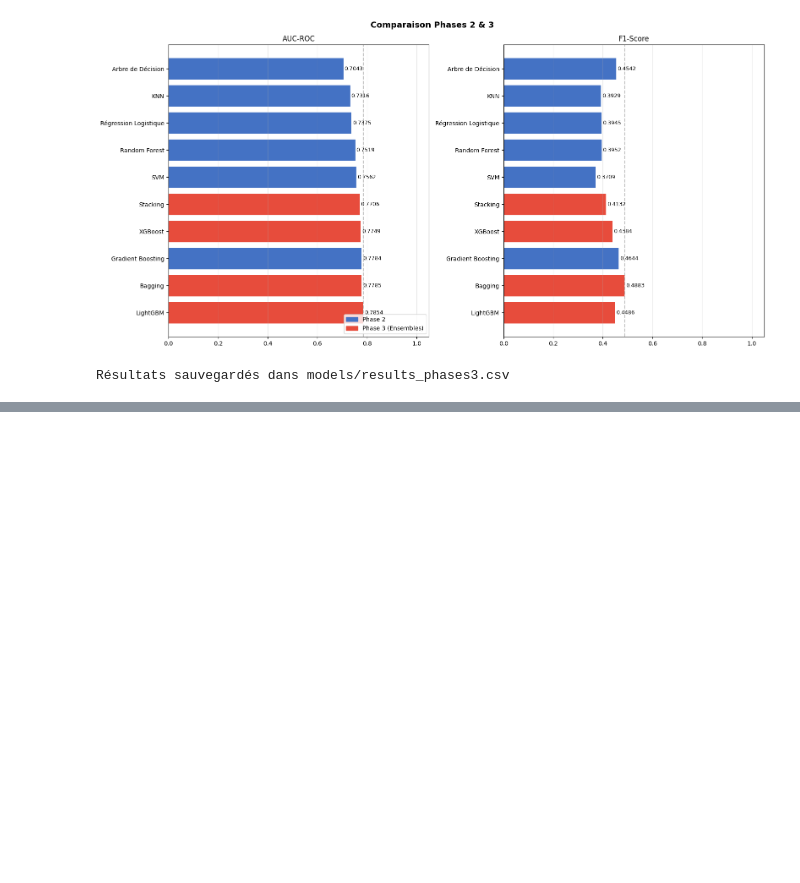
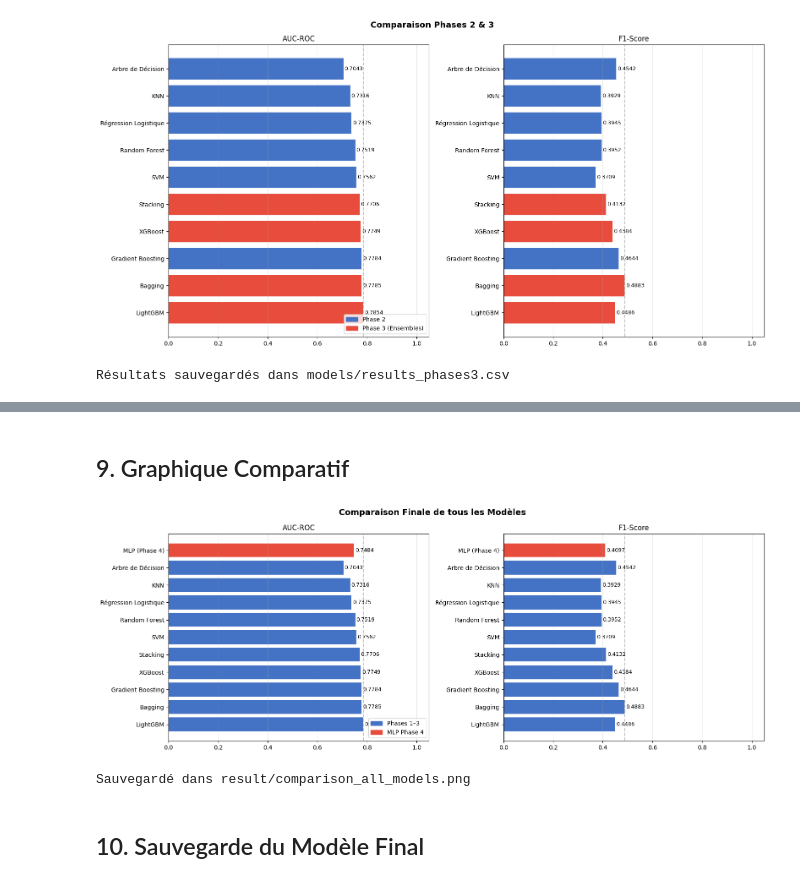
Before and after one commit to mwa1310/bank-costumers-behavior, a Jupyter notebook: notebook/BankCostumersBehavior.ipynb, the cells around one changed output, grey strips where cells are left out. Drawn from its saved outputs; the diff is of its cells as text; code cells hidden in the pictures; blank space fills up the shorter version.

```diff
--- a/notebook/BankCostumersBehavior.ipynb
+++ b/notebook/BankCostumersBehavior.ipynb
@@ -632,0 +1064,37 @@ Résultats sauvegardés dans models/results_phases3.csv
+# %% [markdown]
+## 9. Graphique Comparatif
+# %%
+df_plot = df_all.dropna(subset=['AUC-ROC']).copy()
+
+if len(df_plot) > 1:
+    from matplotlib.patches import Patch
+    fig, axes = plt.subplots(1, 2, figsize=(16, 6))
+    fig.suptitle('Comparaison Finale de tous les Modèles', fontsize=14, fontweight='bold')
+
+    colors = ['#E74C3C' if 'MLP' in m else '#4472C4' for m in df_plot['Modèle']]
+
+    for ax, metric in zip(axes, ['AUC-ROC', 'F1-Score']):
+        bars = ax.barh(df_plot['Modèle'], df_plot[metric], color=colors)
+        ax.set_title(metric)
+        ax.set_xlim(0, 1.05)
+        ax.axvline(df_plot[metric].max(), color='gray', linestyle='--', alpha=0.5)
+        for bar, val in zip(bars, df_plot[metric]):
+            ax.text(val + 0.005, bar.get_y() + bar.get_height()/2,
+                    f'{val:.4f}', va='center', fontsize=9)
+        ax.grid(axis='x', alpha=0.3)
+
+    legend_els = [Patch(color='#4472C4', label='Phases 1–3'),
+                  Patch(color='#E74C3C', label='MLP Phase 4')]
+    axes[0].legend(handles=legend_els, loc='lower right')
+
+    plt.tight_layout()
+    plt.savefig('../results/comparison_all_models.png', dpi=150, bbox_inches='tight')
+    plt.show()
+    print("Sauvegardé dans result/comparison_all_models.png")
+else:
+    print("Graphique disponible une fois les résultats des phases 1-3 renseignés.")
+# %% [output]
+[figure, added]
+Sauvegardé dans result/comparison_all_models.png
+# %% [markdown]
+## 10. Sauvegarde du Modèle Final
```
Also changed, not shown: parts of 23 cells of this notebook, 4 other files.
